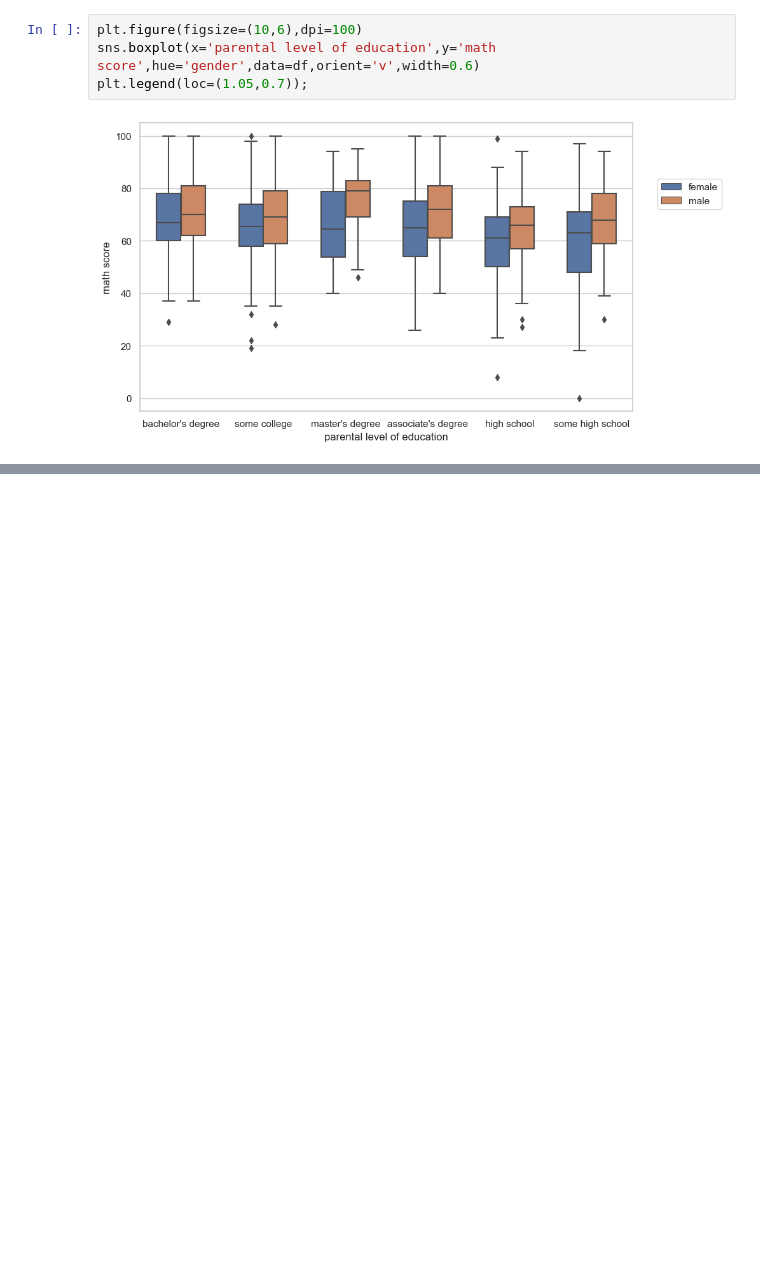
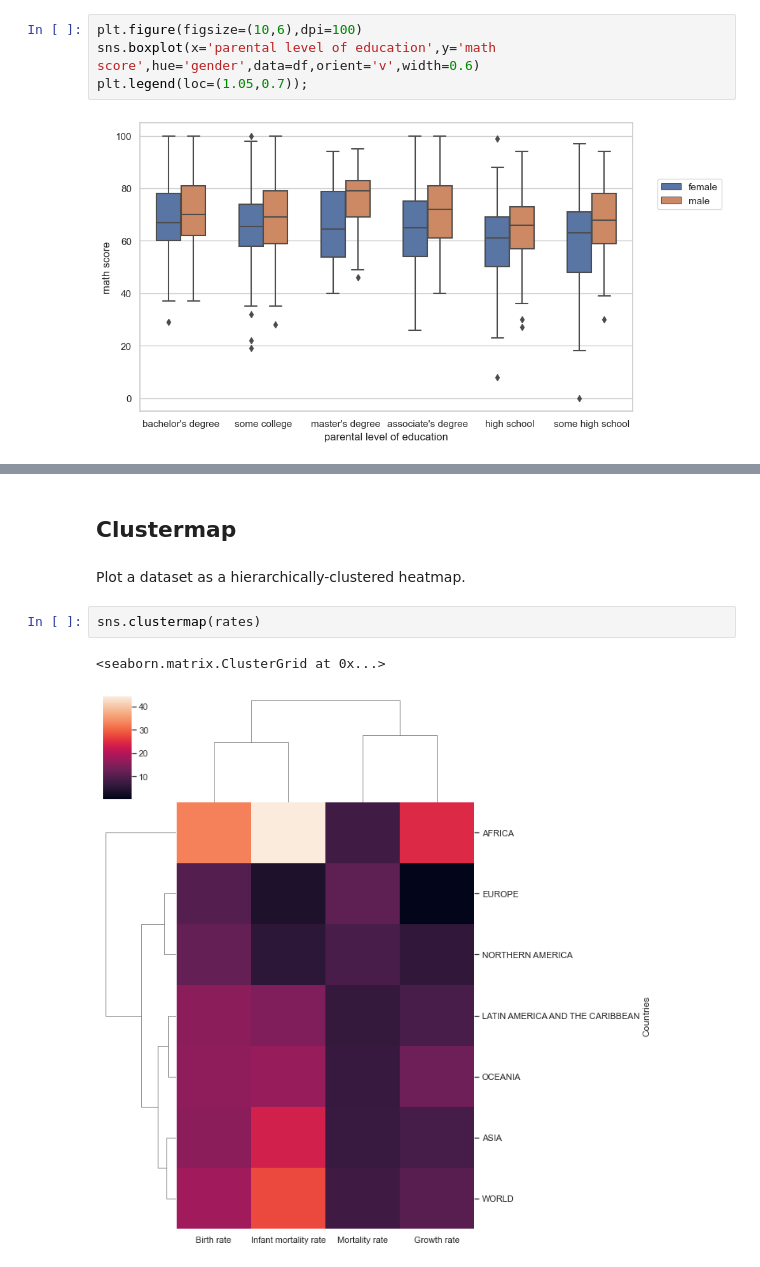
Before and after one commit to DanialAslam04/Time-Methods-pandas, a Jupyter notebook: Data Visualization/Seaborn/Data Visualization (Seaborn).ipynb, the cells around one changed output, grey strips where cells are left out. Cells and saved outputs as stored; diff of their text form; blank space fills up the shorter version.

```diff
--- a/Data Visualization/Seaborn/Data Visualization (Seaborn).ipynb
+++ b/Data Visualization/Seaborn/Data Visualization (Seaborn).ipynb
@@ -421,0 +481,9 @@ g = g.add_legend();
+# %% [markdown]
+## Clustermap
+# %% [markdown]
+Plot a dataset as a hierarchically-clustered heatmap.
+# %%
+sns.clustermap(rates)
+# %% [output]
+<seaborn.matrix.ClusterGrid at 0x...>
+[figure, added]
```
Also changed, not shown: parts of 74 cells of this notebook, 2 other files.
